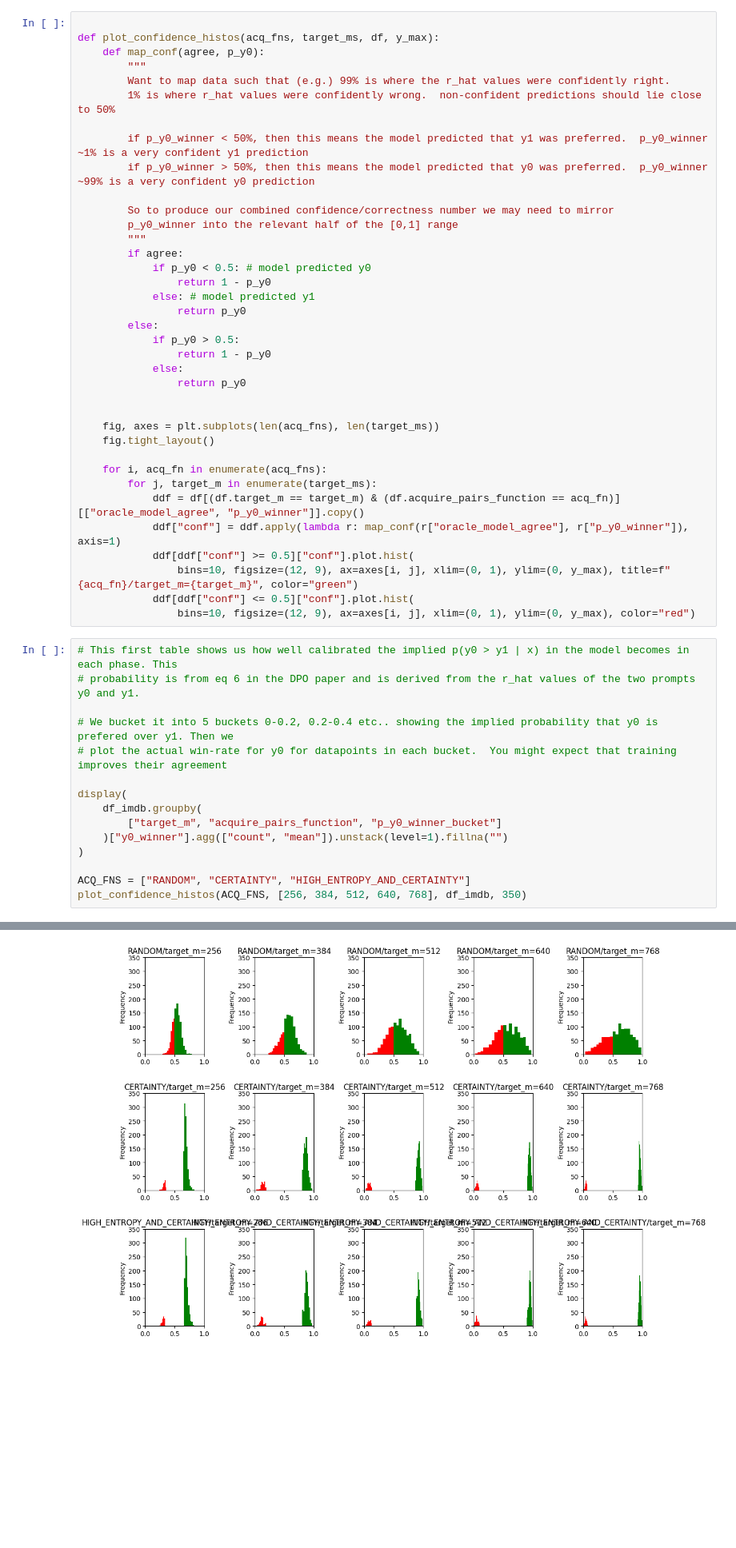
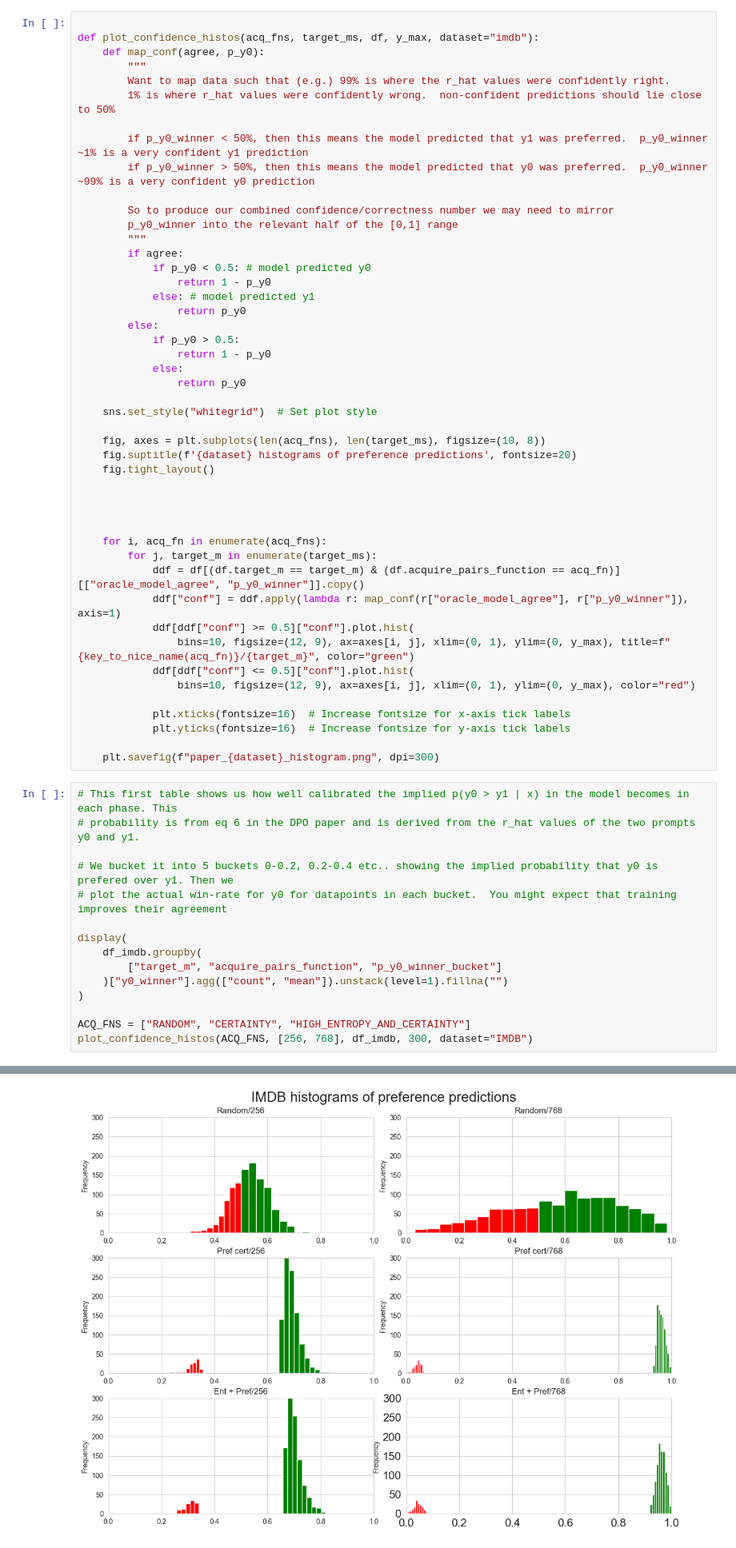
Before and after one commit to willmuldrew/active-preference-learning, a Jupyter notebook: notebooks/analyse_model_training_data.ipynb, the cells around one changed output, grey strips where cells are left out. Shown at 80% size. Cells and saved outputs as stored; diff of their text form; blank space fills up the shorter version.

```diff
--- a/notebooks/analyse_model_training_data.ipynb
+++ b/notebooks/analyse_model_training_data.ipynb
@@ -62,6 +73,6 @@ loading training_data_m512.jsonl  from  curious-grass-74
 # %%
 
-def plot_confidence_histos(acq_fns, target_ms, df, y_max):
+def plot_confidence_histos(acq_fns, target_ms, df, y_max, dataset="imdb"):
     def map_conf(agree, p_y0):
         """
         Want to map data such that (e.g.) 99% is where the r_hat values were confidently right.
@@ -84,18 +95,28 @@ def plot_confidence_histos(acq_fns, target_ms, df, y_max):
             else:
                 return p_y0
 
+    sns.set_style("whitegrid")  # Set plot style
 
-    fig, axes = plt.subplots(len(acq_fns), len(target_ms))
+    fig, axes = plt.subplots(len(acq_fns), len(target_ms), figsize=(10, 8))
+    fig.suptitle(f'{dataset} histograms of preference predictions', fontsize=20)
     fig.tight_layout()
+
+
+
 
     for i, acq_fn in enumerate(acq_fns):
         for j, target_m in enumerate(target_ms):
             ddf = df[(df.target_m == target_m) & (df.acquire_pairs_function == acq_fn)][["oracle_model_agree", "p_y0_winner"]].copy()
             ddf["conf"] = ddf.apply(lambda r: map_conf(r["oracle_model_agree"], r["p_y0_winner"]), axis=1)
             ddf[ddf["conf"] >= 0.5]["conf"].plot.hist(
-                bins=10, figsize=(12, 9), ax=axes[i, j], xlim=(0, 1), ylim=(0, y_max), title=f"{acq_fn}/target_m={target_m}", color="green")
+                bins=10, figsize=(12, 9), ax=axes[i, j], xlim=(0, 1), ylim=(0, y_max), title=f"{key_to_nice_name(acq_fn)}/{target_m}", color="green")
             ddf[ddf["conf"] <= 0.5]["conf"].plot.hist(
                 bins=10, figsize=(12, 9), ax=axes[i, j], xlim=(0, 1), ylim=(0, y_max), color="red")
+
+            plt.xticks(fontsize=16)  # Increase fontsize for x-axis tick labels
+            plt.yticks(fontsize=16)  # Increase fontsize for y-axis tick labels
+
+    plt.savefig(f"paper_{dataset}_histogram.png", dpi=300)
 # %%
 # This first table shows us how well calibrated the implied p(y0 > y1 | x) in the model becomes in each phase. This
 # probability is from eq 6 in the DPO paper and is derived from the r_hat values of the two prompts y0 and y1.
@@ -103,35 +124,35 @@ def plot_confidence_histos(acq_fns, target_ms, df, y_max):
 # We bucket it into 5 buckets 0-0.2, 0.2-0.4 etc.. showing the implied probability that y0 is prefered over y1. Then we
 # plot the actual win-rate for y0 for datapoints in each bucket.  You might expect that training improves their agreement
 
 display(
     df_imdb.groupby(
         ["target_m", "acquire_pairs_function", "p_y0_winner_bucket"]
     )["y0_winner"].agg(["count", "mean"]).unstack(level=1).fillna("")
 )
 
 ACQ_FNS = ["RANDOM", "CERTAINTY", "HIGH_ENTROPY_AND_CERTAINTY"]
-plot_confidence_histos(ACQ_FNS, [256, 384, 512, 640, 768], df_imdb, 350)
+plot_confidence_histos(ACQ_FNS, [256, 768], df_imdb, 300, dataset="IMDB")
 # %% [output]
 |  |  | count |  |  | mean |  | ... |
 |  | acquire_pairs_function | CERTAINTY | HIGH_ENTROPY_AND_CERTAINTY | RANDOM | CERTAINTY | HIGH_ENTROPY_AND_CERTAINTY | ... |
 | target_m | p_y0_winner_bucket |  |  |  |  |  | ... |
 | 128 | 3 | 1152.0 | 1152.0 | 1152.0 | 0.532986 | 0.477431 | ... |
 | 256 | 1 | 2.0 | 5.0 |  | 0.0 | 0.2 | ... |
 |  | 2 | 600.0 | 565.0 | 111.0 | 0.12 | 0.099115 | ... |
 |  | 3 |  |  | 936.0 |  |  | ... |
 |  | 4 | 547.0 | 578.0 | 105.0 | 0.903108 | 0.903114 | ... |
 |  | 5 | 3.0 | 4.0 |  | 1.0 | 1.0 | ... |
 | 384 | 1 | 574.0 | 552.0 | 13.0 | 0.134146 | 0.144928 | ... |
 |  | 2 | 1.0 |  | 261.0 | 0.0 |  | ... |
 |  | 3 |  |  | 599.0 |  |  | ... |
 |  | 4 | 1.0 |  | 270.0 | 1.0 |  | ... |
 | ... | ... | ... | ... | ... | ... | ... | ... |
 | 768 | 1 | 601.0 | 592.0 | 119.0 | 0.146423 | 0.162162 | ... |
 |  | 2 |  |  | 306.0 |  |  | ... |
 |  | 3 |  |  | 296.0 |  |  | ... |
 |  | 4 |  |  | 294.0 |  |  | ... |
 |  | 5 | 551.0 | 560.0 | 137.0 | 0.876588 | 0.894643 | ... |
-[figure, old version]
+[figure, new version]
 # %%
 display(
     df_tldr.groupby(
```
Also changed, not shown: parts of 3 cells of this notebook, 25 other files.
